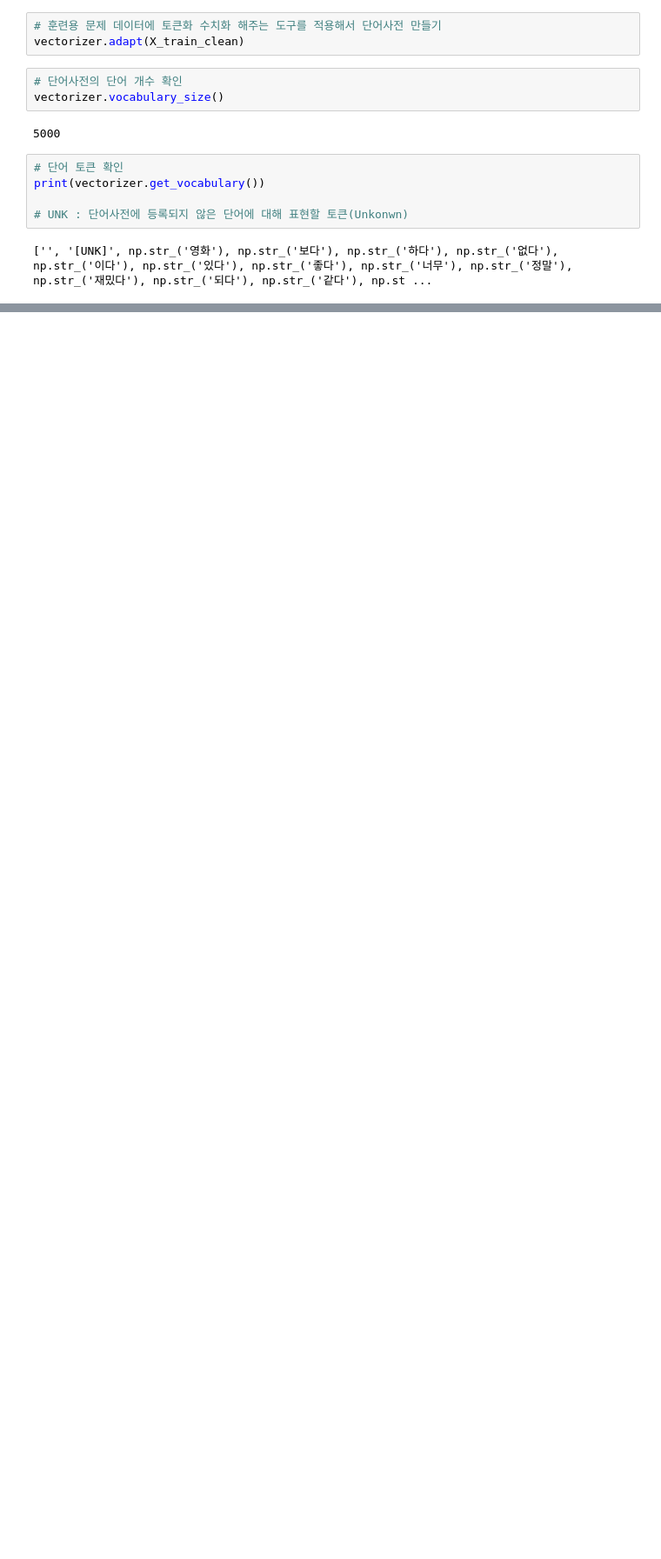
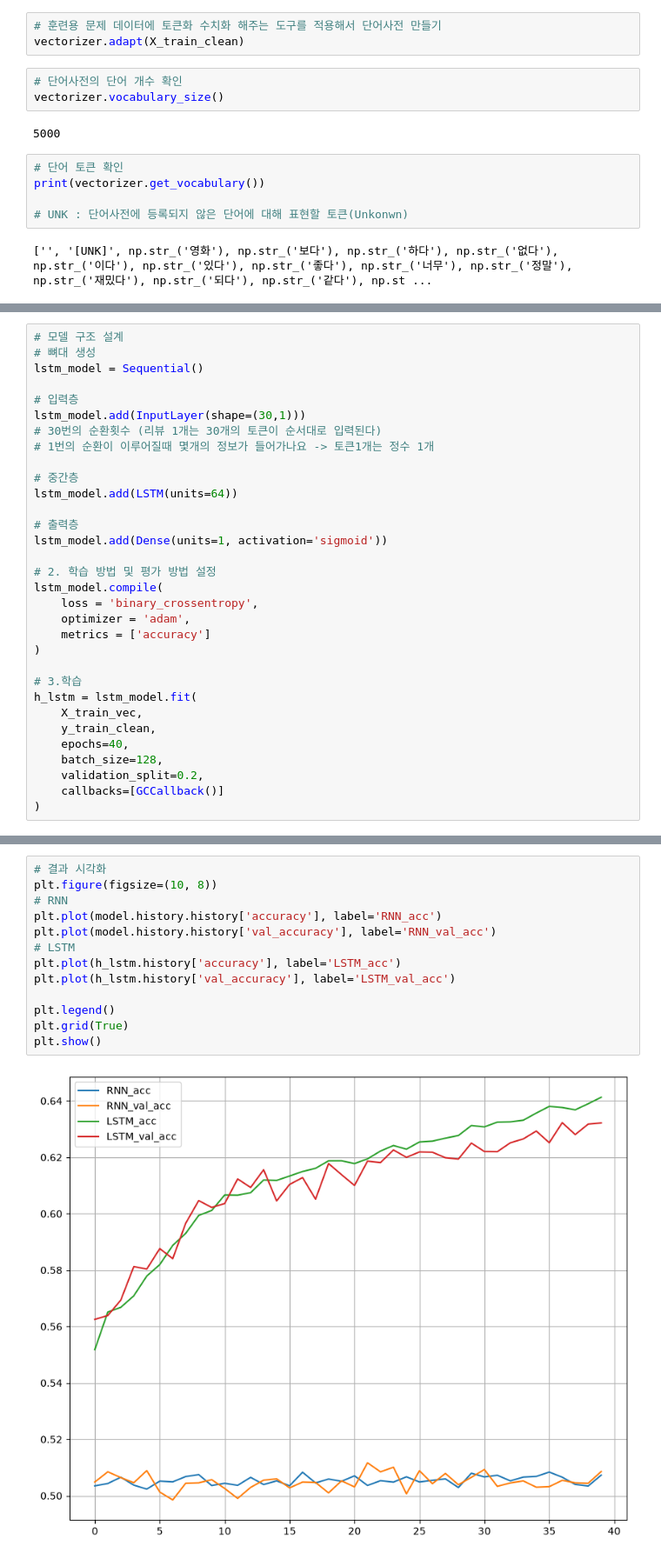
Before and after one commit to hongjinkong/study, a Jupyter notebook: deep learning/ex06)RNN계열실습_네이버영화리뷰데이터.ipynb, the cells around one changed output, grey strips where cells are left out. Shown at 87% size. Cells and saved outputs as stored; diff of their text form; blank space fills up the shorter version.

```diff
--- a/deep learning/ex06)RNN계열실습_네이버영화리뷰데이터.ipynb
+++ b/deep learning/ex06)RNN계열실습_네이버영화리뷰데이터.ipynb
@@ -484,0 +573,32 @@ X_test_vec = vectorizer(X_test_clean)
+# %%
+# 모델 구조 설계
+# 뼈대 생성
+lstm_model = Sequential()
+
+# 입력층
+lstm_model.add(InputLayer(shape=(30,1)))
+# 30번의 순환횟수 (리뷰 1개는 30개의 토큰이 순서대로 입력된다)
+# 1번의 순환이 이루어질때 몇개의 정보가 들어가나요 -> 토큰1개는 정수 1개
+
+# 중간층
+lstm_model.add(LSTM(units=64))
+
+# 출력층
+lstm_model.add(Dense(units=1, activation='sigmoid'))
+
+# 2. 학습 방법 및 평가 방법 설정
+lstm_model.compile(
+    loss = 'binary_crossentropy',
+    optimizer = 'adam',
+    metrics = ['accuracy']
+)
+
+# 3.학습
+h_lstm = lstm_model.fit(
+    X_train_vec,
+    y_train_clean,
+    epochs=40,
+    batch_size=128,
+    validation_split=0.2,
+    callbacks=[GCCallback()]
+)
@@ -484,0 +623,15 @@ X_test_vec = vectorizer(X_test_clean)
+# %%
+# 결과 시각화
+plt.figure(figsize=(10, 8))
+# RNN
+plt.plot(model.history.history['accuracy'], label='RNN_acc')
+plt.plot(model.history.history['val_accuracy'], label='RNN_val_acc')
+# LSTM
+plt.plot(h_lstm.history['accuracy'], label='LSTM_acc')
+plt.plot(h_lstm.history['val_accuracy'], label='LSTM_val_acc')
+
+plt.legend()
+plt.grid(True)
+plt.show()
+# %% [output]
+[figure, added]
```
Also changed, not shown: parts of 26 cells of this notebook, 2 other files.
